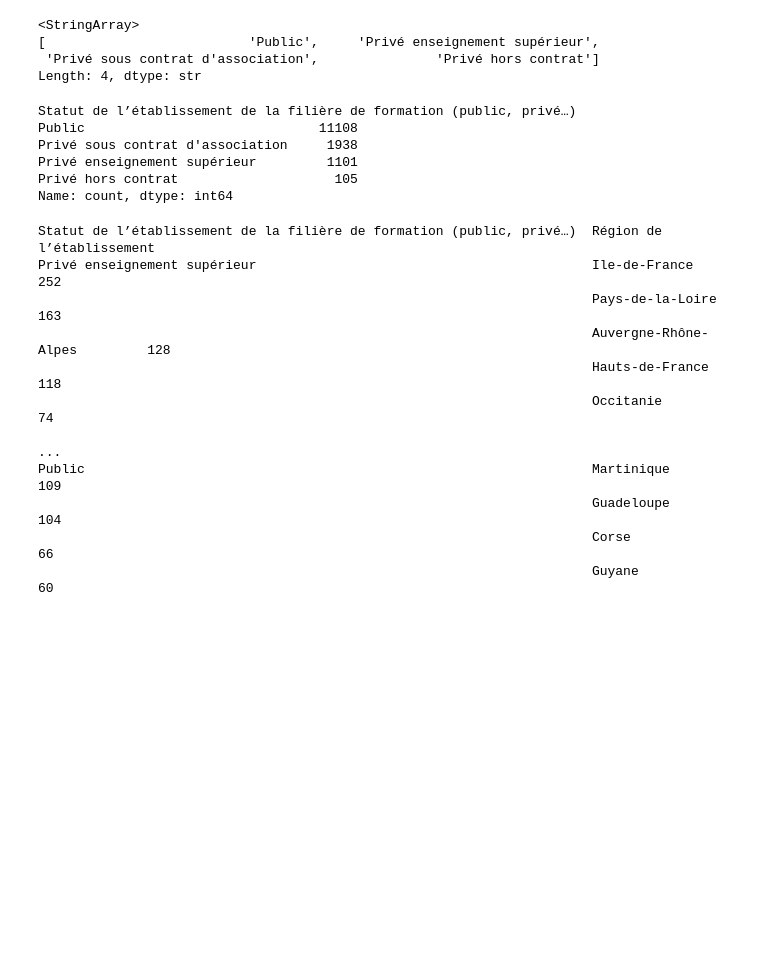
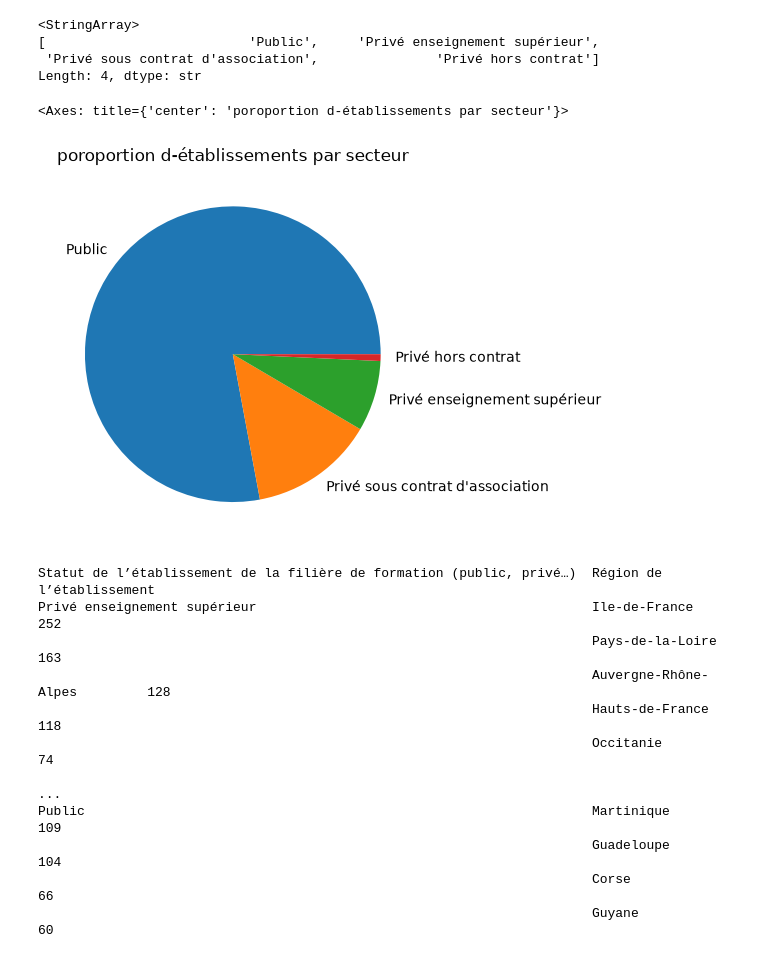
Before and after one commit to BenGrlt/PandasTP, a Jupyter notebook: TP_pandas.ipynb, the cells around one changed output. Saved outputs shown, nothing was run; the diff lists cells and outputs as text; code cells hidden in the pictures; blank space fills up the shorter version.

Commit message:
on rajoute des jolis graphes

```diff
--- a/TP_pandas.ipynb
+++ b/TP_pandas.ipynb
@@ -39,14 +40,11 @@ df['Statut de l’établissement de la filière de formation (public, privé…)
  'Privé sous contrat d'association',               'Privé hors contrat']
 Length: 4, dtype: str
 # %%
-df['Statut de l’établissement de la filière de formation (public, privé…)'].value_counts()
+A=df['Statut de l’établissement de la filière de formation (public, privé…)'].value_counts()
+A.plot(kind='pie',title='poroportion d_établissements par secteur')
 # %% [output]
-Statut de l’établissement de la filière de formation (public, privé…)
-Public                              11108
-Privé sous contrat d'association     1938
-Privé enseignement supérieur         1101
-Privé hors contrat                    105
-Name: count, dtype: int64
+<Axes: title={'center': 'poroportion d-établissements par secteur'}>
+[figure, added]
 # %%
 df.groupby(['Statut de l’établissement de la filière de formation (public, privé…)'])['Région de l’établissement'].value_counts()
 # %% [output]
```
Also changed, not shown: parts of 4 cells of this notebook.
